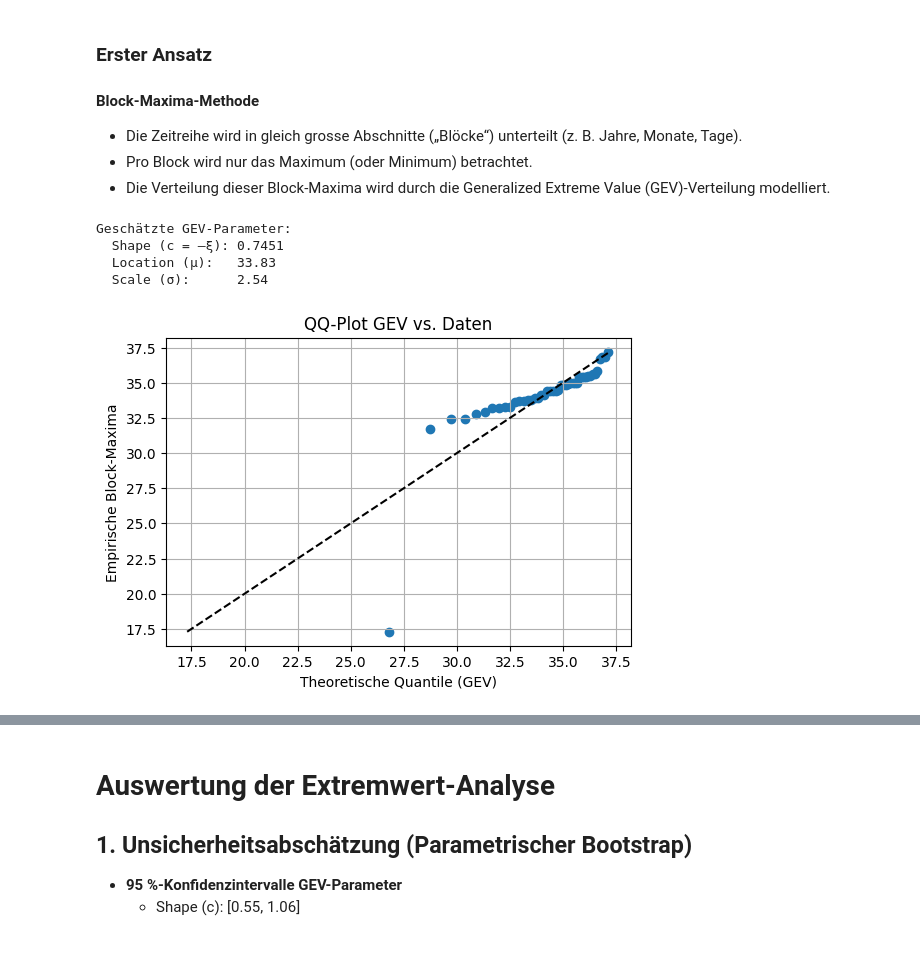
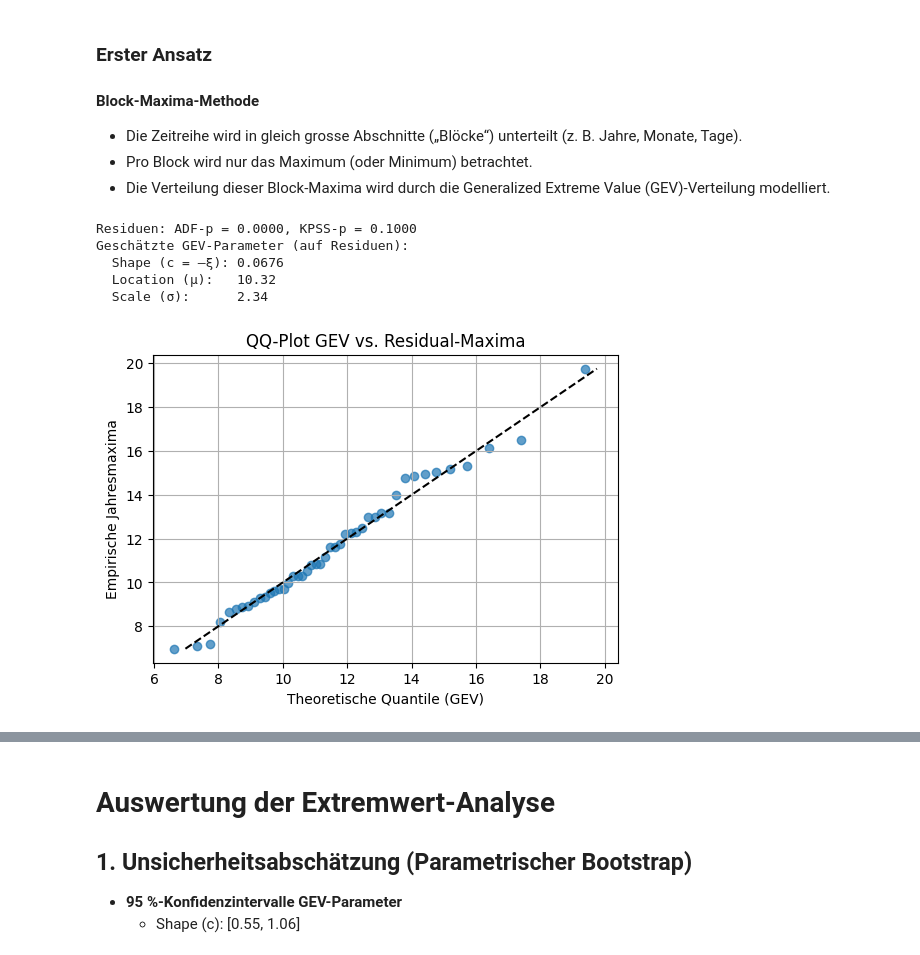
Before and after one commit to gurkewasser/spz_mc, a Jupyter notebook: main_spz.ipynb, the cells around one changed output, grey strips where cells are left out. Saved outputs shown, nothing was run; the diff lists cells and outputs as text; code cells hidden in the pictures.

```diff
--- a/main_spz.ipynb
+++ b/main_spz.ipynb
@@ -542,55 +615,78 @@ Zeitreihe ist stationär.
 - Pro Block wird nur das Maximum (oder Minimum) betrachtet.
 - Die Verteilung dieser Block-Maxima wird durch die Generalized Extreme Value (GEV)-Verteilung modelliert.
 # %%
-from scipy.stats import genextreme as gev, norm
+import numpy as np
+import pandas as pd
+import matplotlib.pyplot as plt
+from scipy.stats import genextreme as gev
+from statsmodels.tsa.seasonal import STL
+from statsmodels.tsa.stattools import adfuller, kpss
 
-# 1. Sicherstellen, dass der Index ein DatetimeIndex ist
+# 1. Datum prüfen und sortieren
 data.index = pd.to_datetime(data.index)
+data = data.sort_index()
+data = data.dropna(subset=['tavg'])
 
-# 2. Block-Maxima extrahieren (Jahresmaxima der tmax-Spalte)
-#    'A' steht für Jahresende-Resampling
-block_maxima = data['tavg'].resample('A').max().dropna()
+# 2. STL-Zerlegung zum Entfernen von Trend & Saison
+stl = STL(
+    data['tavg'],
+    period=365,
+    seasonal=365,
+    trend=1095,
+    low_pass=367,
+    robust=True
+)
+res = stl.fit()
+stationary_series = res.resid.dropna()
 
-# 3. GEV-Verteilung anpassen
-#    Achtung: in scipy.stats.genextreme ist c = –ξ (Shape-Parameter)
-c, loc, scale = gev.fit(block_maxima)
+# 3. Stationaritätstest der Residuen
+adf_p  = adfuller(stationary_series)[1]
+kpss_p = kpss(stationary_series, regression='c', nlags='auto')[1]
+print(f"Residuen: ADF-p = {adf_p:.4f}, KPSS-p = {kpss_p:.4f}")
 
-print("Geschätzte GEV-Parameter:")
+# 4. Jahresmaxima der residualisierten Reihe
+ann_max = stationary_series.resample('A').max().dropna()
+
+# 5. GEV-Anpassung
+#    Achtung: scipy.stats.genextreme nutzt c = –ξ
+c, loc, scale = gev.fit(ann_max)
+print("Geschätzte GEV-Parameter (auf Residuen):")
 print(f"  Shape (c = –ξ): {c:.4f}")
 print(f"  Location (μ):   {loc:.2f}")
 print(f"  Scale (σ):      {scale:.2f}")
 
-# 4. QQ-Plot zur Modell-Diagnose
-emp_q = np.sort(block_maxima.values)
-prob = (np.arange(1, len(emp_q) + 1) - 0.5) / len(emp_q)
+# 6. QQ-Plot
+emp_q = np.sort(ann_max.values)
+prob = (np.arange(1, len(emp_q)+1) - 0.5) / len(emp_q)
 theo_q = gev.ppf(prob, c, loc=loc, scale=scale)
 
 plt.figure(figsize=(6,4))
-plt.scatter(theo_q, emp_q)
+plt.scatter(theo_q, emp_q, alpha=0.7)
 plt.plot([emp_q.min(), emp_q.max()],
          [emp_q.min(), emp_q.max()], 'k--')
 plt.xlabel('Theoretische Quantile (GEV)')
-plt.ylabel('Empirische Block-Maxima')
-plt.title('QQ-Plot GEV vs. Daten')
+plt.ylabel('Empirische Jahresmaxima')
+plt.title('QQ-Plot GEV vs. Residual-Maxima')
 plt.grid(True)
 plt.show()
 
-# 5. Return-Level-Plot für verschiedene Rückkehrperioden
-return_periods = np.array([2, 5, 10, 20, 50, 100])  # in Jahren
-prob_exceed = 1 - 1/return_periods
-return_levels = gev.ppf(prob_exceed, c, loc=loc, scale=scale)
+# 7. Return-Level-Plot
+return_periods = np.array([2,5,10,20,50,100])
+prob_exc       = 1 - 1/return_periods
+rl = gev.ppf(prob_exc, c, loc=loc, scale=scale)
 
 plt.figure(figsize=(6,4))
-plt.plot(return_periods, return_levels, marker='o')
+plt.plot(return_periods, rl, marker='o')
 plt.xscale('log')
 plt.xlabel('Rückkehrperiode (Jahre)')
-plt.ylabel('Rückkehrniveau (°C)')
-plt.title('Return-Level-Plot')
-plt.grid(True, which="both", ls="--")
+plt.ylabel('Rückkehrniveau (Residual-°C)')
+plt.title('Return-Level Plot (Residuen-GEV)')
+plt.grid(which='both', ls='--')
 plt.show()
 # %% [output]
-Geschätzte GEV-Parameter:
-  Shape (c = –ξ): 0.7451
-  Location (μ):   33.83
-  Scale (σ):      2.54
+Residuen: ADF-p = 0.0000, KPSS-p = 0.1000
+Geschätzte GEV-Parameter (auf Residuen):
+  Shape (c = –ξ): 0.0676
+  Location (μ):   10.32
+  Scale (σ):      2.34
-[figure, old version]
+[figure, new version]
```
Also changed, not shown: parts of 24 cells of this notebook.
